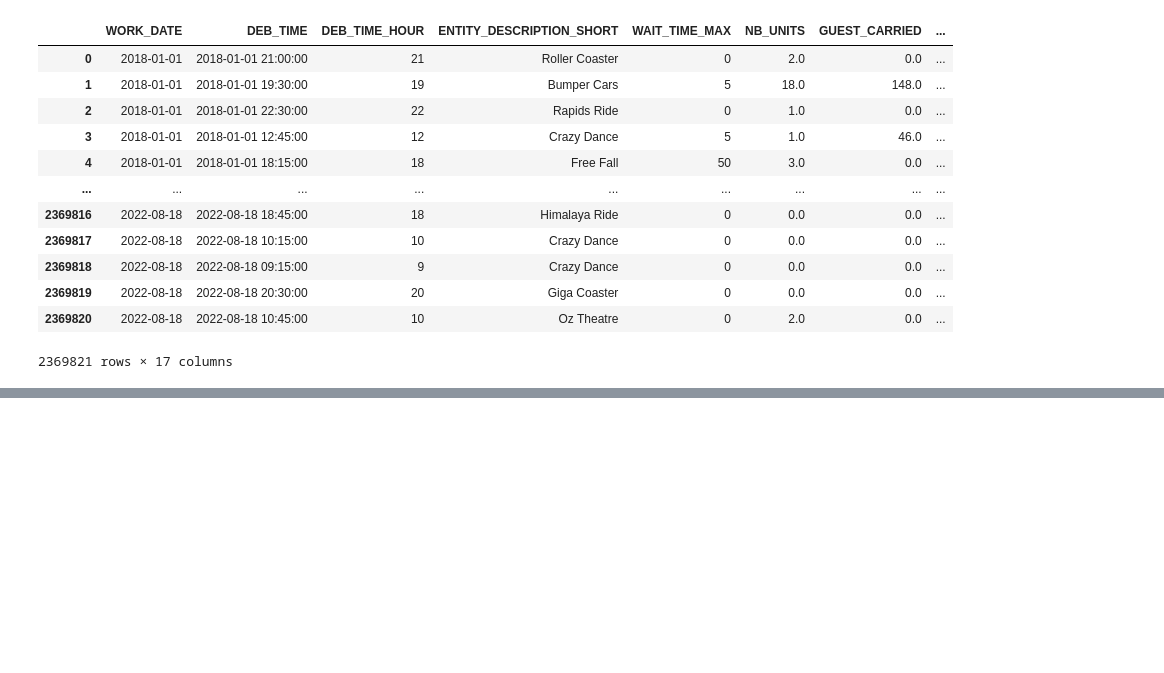
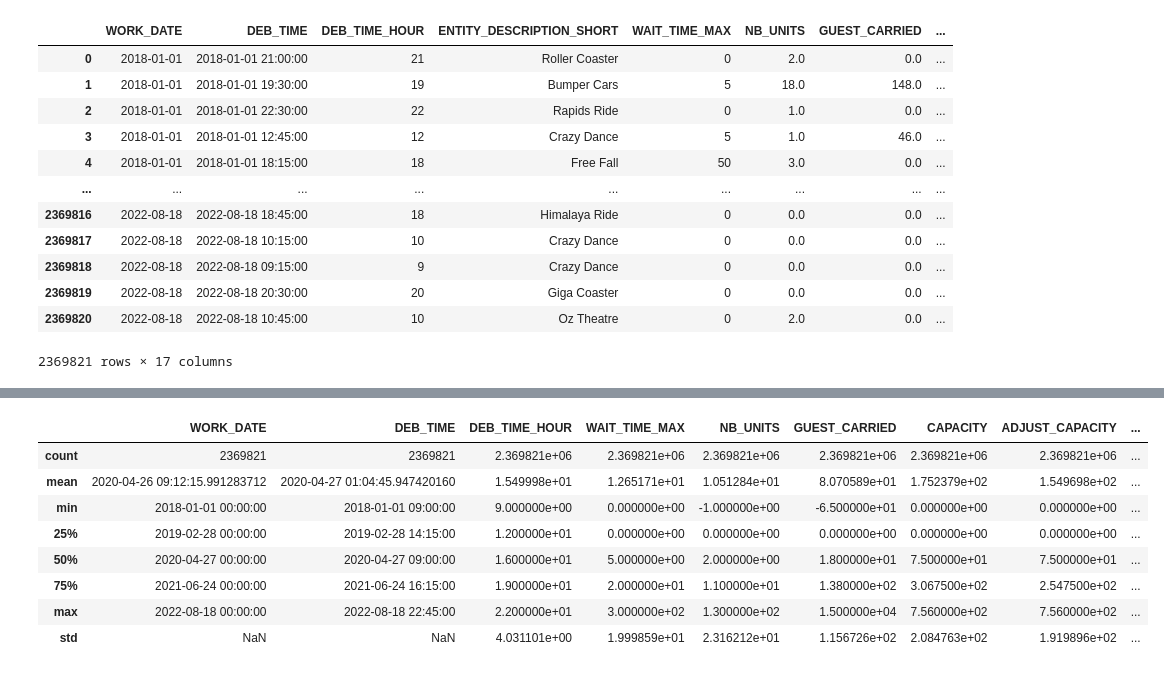
Before and after one commit to CharlesS940/xhec_endless_line, a Jupyter notebook: notebooks/eda.ipynb, the cells around one changed output, grey strips where cells are left out. Saved outputs shown, nothing was run; the diff lists cells and outputs as text; code cells hidden in the pictures; blank space fills up the shorter version.

Commit message:
merged attendance and waiting

```diff
--- a/notebooks/eda.ipynb
+++ b/notebooks/eda.ipynb
@@ -360,0 +377,9 @@ waiting
+# %%
+waiting = waiting.merge(
+    attendance,
+    how="left",
+    left_on="WORK_DATE",
+    right_on="USAGE_DATE",
+).drop(columns=["USAGE_DATE"])
+
+waiting
@@ -360,0 +400,12 @@ waiting
+# %%
+waiting.describe()
+# %% [output]
+|  | WORK_DATE | DEB_TIME | DEB_TIME_HOUR | WAIT_TIME_MAX | NB_UNITS | GUEST_CARRIED | CAPACITY | ADJUST_CAPACITY | ... |
+| count | 2369821 | 2369821 | 2.369821e+06 | 2.369821e+06 | 2.369821e+06 | 2.369821e+06 | 2.369821e+06 | 2.369821e+06 | ... |
+| mean | 2020-04-26 09:12:15.991283712 | 2020-04-27 01:04:45.947420160 | 1.549998e+01 | 1.265171e+01 | 1.051284e+01 | 8.070589e+01 | 1.752379e+02 | 1.549698e+02 | ... |
+| min | 2018-01-01 00:00:00 | 2018-01-01 09:00:00 | 9.000000e+00 | 0.000000e+00 | -1.000000e+00 | -6.500000e+01 | 0.000000e+00 | 0.000000e+00 | ... |
+| 25% | 2019-02-28 00:00:00 | 2019-02-28 14:15:00 | 1.200000e+01 | 0.000000e+00 | 0.000000e+00 | 0.000000e+00 | 0.000000e+00 | 0.000000e+00 | ... |
+| 50% | 2020-04-27 00:00:00 | 2020-04-27 09:00:00 | 1.600000e+01 | 5.000000e+00 | 2.000000e+00 | 1.800000e+01 | 7.500000e+01 | 7.500000e+01 | ... |
+| 75% | 2021-06-24 00:00:00 | 2021-06-24 16:15:00 | 1.900000e+01 | 2.000000e+01 | 1.100000e+01 | 1.380000e+02 | 3.067500e+02 | 2.547500e+02 | ... |
+| max | 2022-08-18 00:00:00 | 2022-08-18 22:45:00 | 2.200000e+01 | 3.000000e+02 | 1.300000e+02 | 1.500000e+04 | 7.560000e+02 | 7.560000e+02 | ... |
+| std | NaN | NaN | 4.031101e+00 | 1.999859e+01 | 2.316212e+01 | 1.156726e+02 | 2.084763e+02 | 1.919896e+02 | ... |
```
Also changed, not shown: parts of 4 cells of this notebook.
